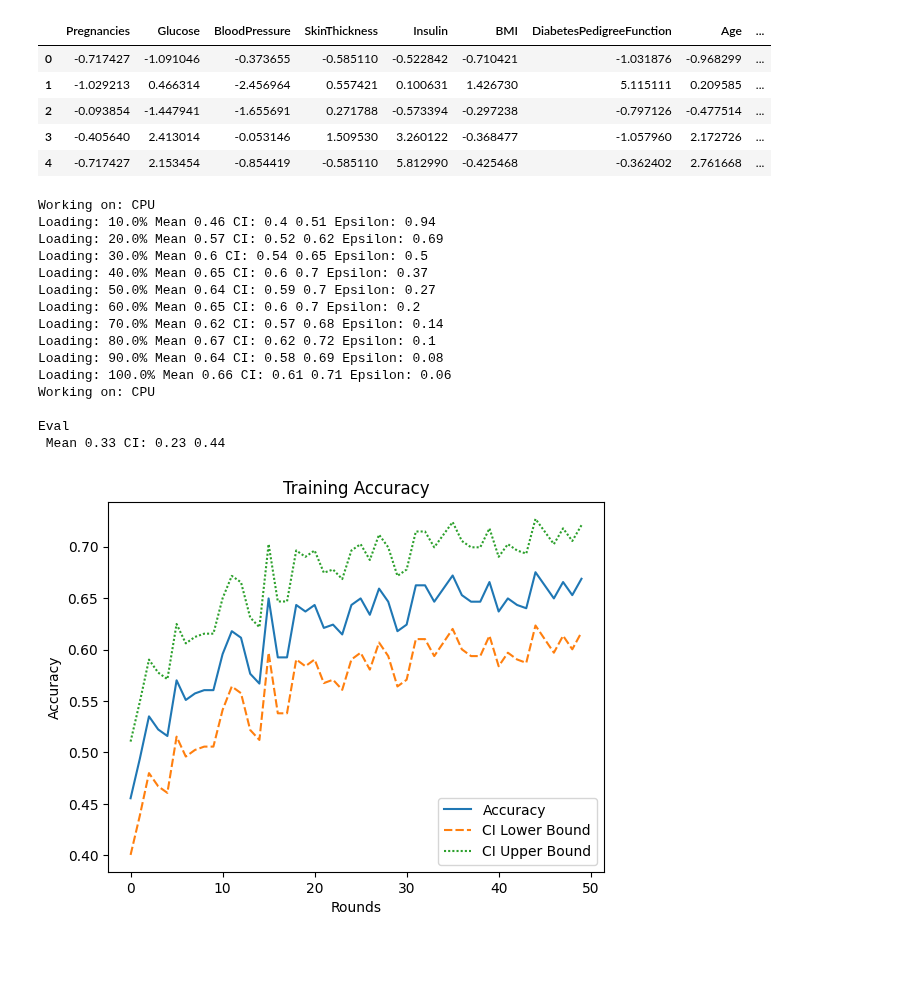
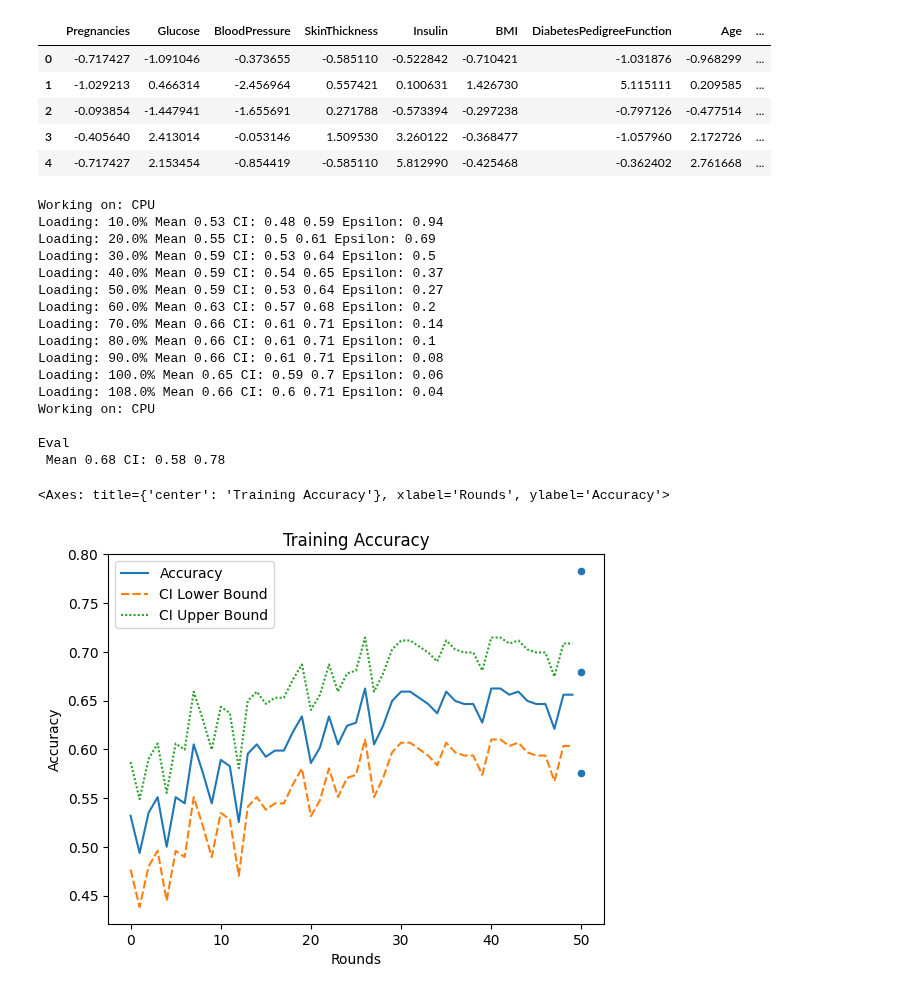
Before and after one commit to NicholasBorch/ML-02450project1, a Jupyter notebook: diabetes_classifier.ipynb, the cells around one changed output. Saved outputs shown, nothing was run; the diff lists cells and outputs as text; code cells hidden in the pictures; blank space fills up the shorter version.

```diff
--- a/diabetes_classifier.ipynb
+++ b/diabetes_classifier.ipynb
@@ -29,23 +29,16 @@ class Linear_QNet(nn.Module):
         super().__init__()
         self.device = 'cuda' if torch.cuda.is_available() else 'cpu'
 
-        # self.linear1 = nn.Linear(8, 256)
-        # self.linear2 = nn.Linear(256,512)
-        # self.linear3 = nn.Linear(512, 256)
-        # self.linear4 = nn.Linear(256,2)
-
         self.linear1 = nn.Linear(8, 256)
         self.linear2 = nn.Linear(256,512)
-        self.linear3 = nn.Linear(512, 512)
-        self.linear4 = nn.Linear(512, 256)
-        self.linear5 = nn.Linear(256,2)
+        self.linear3 = nn.Linear(512, 256)
+        self.linear4 = nn.Linear(256,2)
 
     def forward(self, x):
         x = F.tanh(self.linear1(x))
         x = F.tanh(self.linear2(x))
         x = F.tanh(self.linear3(x))
         x = F.tanh(self.linear4(x))
-        x = F.relu(self.linear5(x))
         return x
 
     def save(self, file_name='model.pth', index=0):
@@ -215,47 +208,53 @@ class Agent:
                 res.append(reward)
             p_hat = np.mean(res)
             lower, upper =p_hat - 1.96*np.sqrt((p_hat*(1-p_hat))/len(res)), p_hat + 1.96*np.sqrt((p_hat*(1-p_hat))/len(res))
-            if j % 5 == 0:
+            if j % 5 == 0 or j == (rounds-1):
                 print(f'Loading: {(j+5)/rounds*100}%'*bool(self.epsilon),'Mean', round(np.mean(res),2),
                       'CI:', round(lower,2), round(upper,2),
                       'Epsilon:'*bool(self.epsilon), f'{round(self.epsilon,2)}'*bool(self.epsilon))
             accur[j] = np.mean(res)
             lower_acc[j], upper_acc[j] = lower, upper
         self.model.save()
         return np.concatenate(([accur], [lower_acc], [upper_acc]), axis=0)
 
+rounds_to_train = 50
 agent = Agent(epsilon_decay=0.9998, learning_rate=0.001, data=X)
-training_accuracy = agent.train(50)
+training_accuracy = agent.train(rounds_to_train)
 
 sns.lineplot(pd.DataFrame(training_accuracy.T, columns=['Accuracy', 'CI Lower Bound', 'CI Upper Bound']))
 plt.xlabel('Rounds')
 plt.ylabel('Accuracy')
 plt.title('Training Accuracy')
 
 agent = Agent(training=False, file_path='DQN_models/model/0_model.pth', data=Y)
 print('\nEval')
 final_stats = agent.train(1)
 final_accuracy, final_lower_bound, final_upper_bound = [stat[0] for stat in final_stats]
+# addition = np.concatenate(([np.array(([rounds_to_train+1]*3))], [np.array([stat[0] for stat in final_stats])]))
+sns.scatterplot(x=[rounds_to_train, rounds_to_train, rounds_to_train],
+                 y=[final_accuracy,final_lower_bound,final_upper_bound])
 # %% [output]
 |  | Pregnancies | Glucose | BloodPressure | SkinThickness | Insulin | BMI | DiabetesPedigreeFunction | Age | ... |
 | 0 | -0.717427 | -1.091046 | -0.373655 | -0.585110 | -0.522842 | -0.710421 | -1.031876 | -0.968299 | ... |
 | 1 | -1.029213 | 0.466314 | -2.456964 | 0.557421 | 0.100631 | 1.426730 | 5.115111 | 0.209585 | ... |
 | 2 | -0.093854 | -1.447941 | -1.655691 | 0.271788 | -0.573394 | -0.297238 | -0.797126 | -0.477514 | ... |
 | 3 | -0.405640 | 2.413014 | -0.053146 | 1.509530 | 3.260122 | -0.368477 | -1.057960 | 2.172726 | ... |
 | 4 | -0.717427 | 2.153454 | -0.854419 | -0.585110 | 5.812990 | -0.425468 | -0.362402 | 2.761668 | ... |
 Working on: CPU
-Loading: 10.0% Mean 0.46 CI: 0.4 0.51 Epsilon: 0.94
-Loading: 20.0% Mean 0.57 CI: 0.52 0.62 Epsilon: 0.69
-Loading: 30.0% Mean 0.6 CI: 0.54 0.65 Epsilon: 0.5
-Loading: 40.0% Mean 0.65 CI: 0.6 0.7 Epsilon: 0.37
-Loading: 50.0% Mean 0.64 CI: 0.59 0.7 Epsilon: 0.27
-Loading: 60.0% Mean 0.65 CI: 0.6 0.7 Epsilon: 0.2
-Loading: 70.0% Mean 0.62 CI: 0.57 0.68 Epsilon: 0.14
-Loading: 80.0% Mean 0.67 CI: 0.62 0.72 Epsilon: 0.1
-Loading: 90.0% Mean 0.64 CI: 0.58 0.69 Epsilon: 0.08
-Loading: 100.0% Mean 0.66 CI: 0.61 0.71 Epsilon: 0.06
+Loading: 10.0% Mean 0.53 CI: 0.48 0.59 Epsilon: 0.94
+Loading: 20.0% Mean 0.55 CI: 0.5 0.61 Epsilon: 0.69
+Loading: 30.0% Mean 0.59 CI: 0.53 0.64 Epsilon: 0.5
+Loading: 40.0% Mean 0.59 CI: 0.54 0.65 Epsilon: 0.37
+Loading: 50.0% Mean 0.59 CI: 0.53 0.64 Epsilon: 0.27
+Loading: 60.0% Mean 0.63 CI: 0.57 0.68 Epsilon: 0.2
+Loading: 70.0% Mean 0.66 CI: 0.61 0.71 Epsilon: 0.14
+Loading: 80.0% Mean 0.66 CI: 0.61 0.71 Epsilon: 0.1
+Loading: 90.0% Mean 0.66 CI: 0.61 0.71 Epsilon: 0.08
+Loading: 100.0% Mean 0.65 CI: 0.59 0.7 Epsilon: 0.06
+Loading: 108.0% Mean 0.66 CI: 0.6 0.71 Epsilon: 0.04
 Working on: CPU
 
 Eval
- Mean 0.33 CI: 0.23 0.44
+ Mean 0.68 CI: 0.58 0.78
+<Axes: title={'center': 'Training Accuracy'}, xlabel='Rounds', ylabel='Accuracy'>
-[figure, old version]
+[figure, new version]
```
Also changed, not shown: 1 other file.
